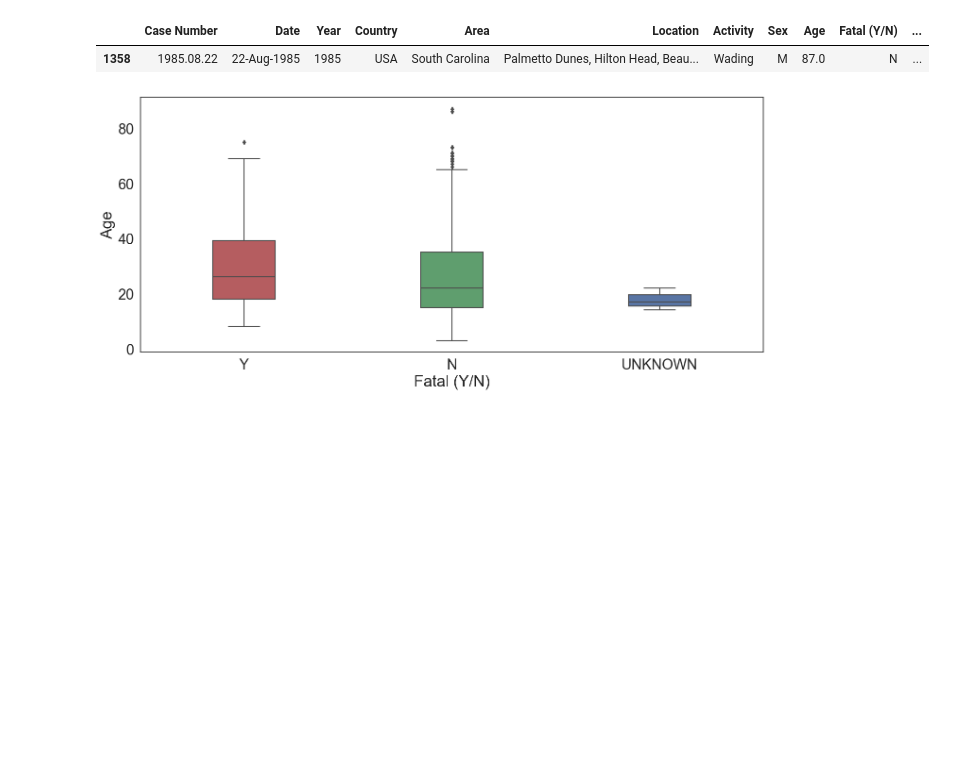
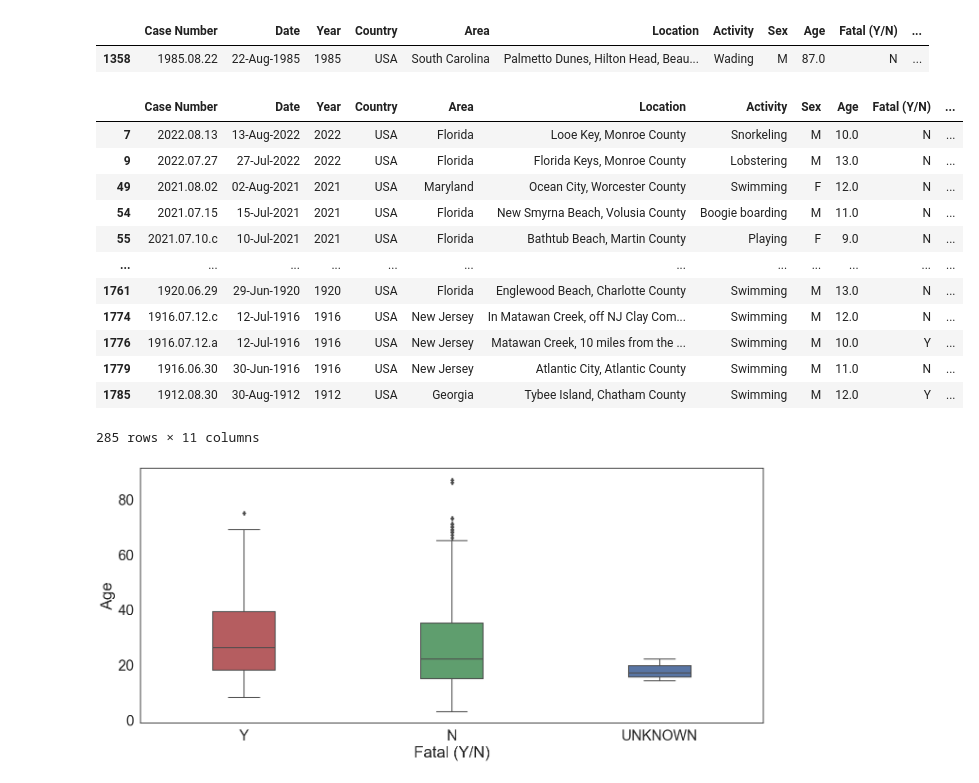
Before and after one commit to AndyCesium/COGS108_project, a Jupyter notebook: EDACheckpointGroup_064-Fa22.ipynb, the cells around one changed output. Cells and saved outputs as stored; diff of their text form; code cells hidden in the pictures; blank space fills up the shorter version.

```diff
--- a/EDACheckpointGroup_064-Fa22.ipynb
+++ b/EDACheckpointGroup_064-Fa22.ipynb
@@ -438,6 +434,22 @@ sharks_df[sharks_df['Age'] == sharks_df['Age'].max()]
 # %% [output]
 |  | Case Number | Date | Year | Country | Area | Location | Activity | Sex | Age | Fatal (Y/N) | ... |
 | 1358 | 1985.08.22 | 22-Aug-1985 | 1985 | USA | South Carolina | Palmetto Dunes, Hilton Head, Beau... | Wading | M | 87.0 | N | ... |
+# %%
+sharks_df[sharks_df['Age'] < 15]
+# %% [output]
+|  | Case Number | Date | Year | Country | Area | Location | Activity | Sex | Age | Fatal (Y/N) | ... |
+| 7 | 2022.08.13 | 13-Aug-2022 | 2022 | USA | Florida | Looe Key, Monroe County | Snorkeling | M | 10.0 | N | ... |
+| 9 | 2022.07.27 | 27-Jul-2022 | 2022 | USA | Florida | Florida Keys, Monroe County | Lobstering | M | 13.0 | N | ... |
+| 49 | 2021.08.02 | 02-Aug-2021 | 2021 | USA | Maryland | Ocean City, Worcester County | Swimming | F | 12.0 | N | ... |
+| 54 | 2021.07.15 | 15-Jul-2021 | 2021 | USA | Florida | New Smyrna Beach, Volusia County | Boogie boarding | M | 11.0 | N | ... |
+| 55 | 2021.07.10.c | 10-Jul-2021 | 2021 | USA | Florida | Bathtub Beach, Martin County | Playing | F | 9.0 | N | ... |
+| ... | ... | ... | ... | ... | ... | ... | ... | ... | ... | ... | ... |
+| 1761 | 1920.06.29 | 29-Jun-1920 | 1920 | USA | Florida | Englewood Beach, Charlotte County | Swimming | M | 13.0 | N | ... |
+| 1774 | 1916.07.12.c | 12-Jul-1916 | 1916 | USA | New Jersey | In Matawan Creek, off NJ Clay Com... | Swimming | M | 12.0 | N | ... |
+| 1776 | 1916.07.12.a | 12-Jul-1916 | 1916 | USA | New Jersey | Matawan Creek, 10 miles from the ... | Swimming | M | 10.0 | Y | ... |
+| 1779 | 1916.06.30 | 30-Jun-1916 | 1916 | USA | New Jersey | Atlantic City, Atlantic County | Swimming | M | 11.0 | N | ... |
+| 1785 | 1912.08.30 | 30-Aug-1912 | 1912 | USA | Georgia | Tybee Island, Chatham County | Swimming | M | 12.0 | Y | ... |
+285 rows × 11 columns
 # %%
 palette_diff_order = sns.color_palette(['#c44e52','#55a868','#4c72b0'])
 fig_a5 = sns.boxplot(data=sharks_df, x='Fatal (Y/N)', y="Age", width=0.3, order=['Y', 'N', 'UNKNOWN'], palette=palette_diff_order)
```
Also changed, not shown: parts of 7 cells of this notebook, 2 other files.
